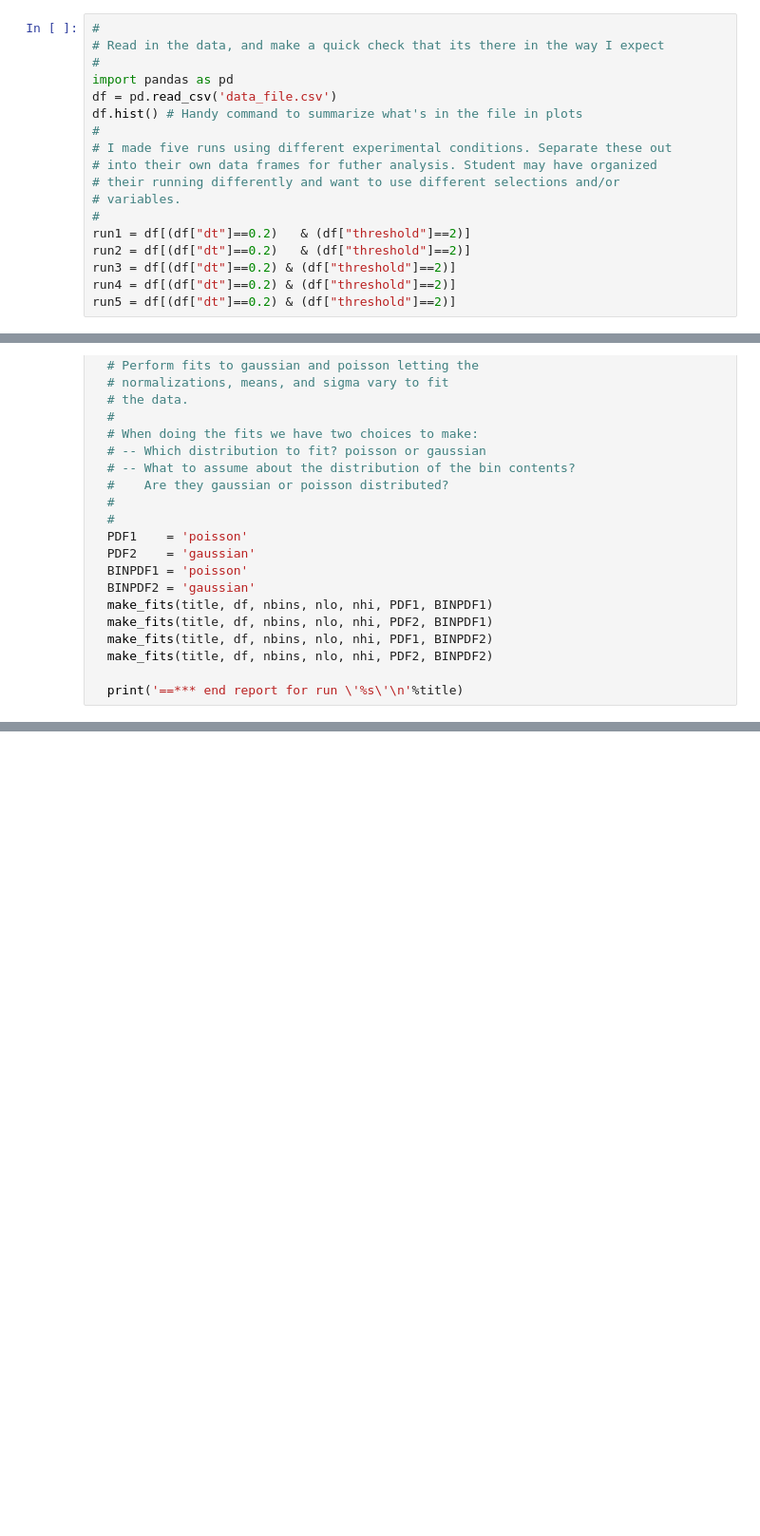
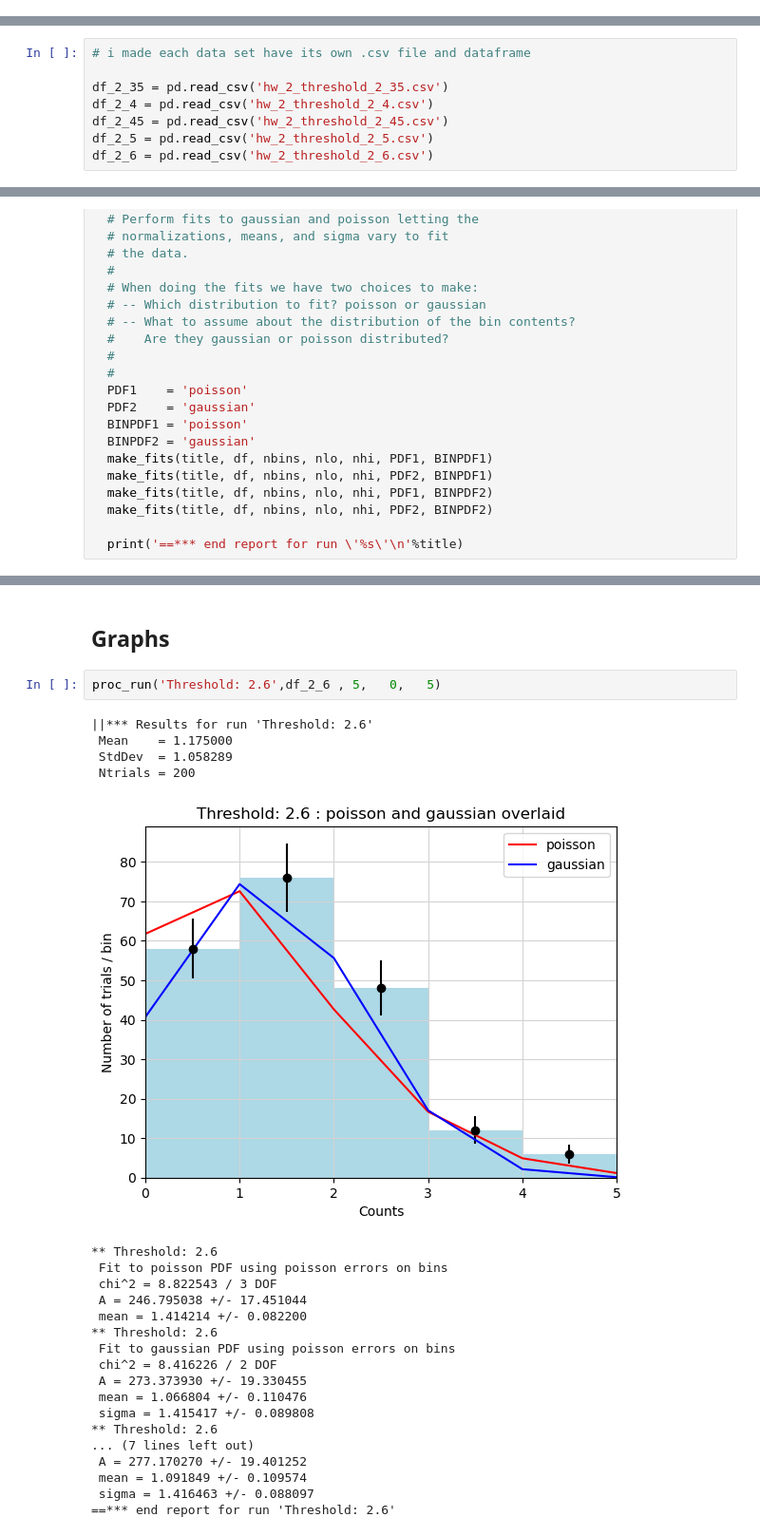
Before and after one commit to arielsmyri/phys_p_451, a Jupyter notebook: poisson_statistics_HWA2 (1).ipynb, the cells around one changed output, grey strips where cells are left out. Shown at 95% size. Saved outputs shown, nothing was run; the diff lists cells and outputs as text; blank space fills up the shorter version.

```diff
--- a/poisson_statistics_HWA2 (1).ipynb
+++ b/poisson_statistics_HWA2 (1).ipynb
@@ -22,18 +0,0 @@ the values in the data columns, I divide the data into "runs" based on the condi
-# %%
-#
-# Read in the data, and make a quick check that its there in the way I expect
-#
-import pandas as pd
-df = pd.read_csv('data_file.csv')
-df.hist() # Handy command to summarize what's in the file in plots
-#
-# I made five runs using different experimental conditions. Separate these out
-# into their own data frames for futher analysis. Student may have organized
-# their running differently and want to use different selections and/or
-# variables.
-#
-run1 = df[(df["dt"]==0.2)   & (df["threshold"]==2)]
-run2 = df[(df["dt"]==0.2)   & (df["threshold"]==2)]
-run3 = df[(df["dt"]==0.2) & (df["threshold"]==2)]
-run4 = df[(df["dt"]==0.2) & (df["threshold"]==2)]
-run5 = df[(df["dt"]==0.2) & (df["threshold"]==2)]
@@ -42 +5,9 @@ run5 = df[(df["dt"]==0.2) & (df["threshold"]==2)]
+# %%
+# i made each data set have its own .csv file and dataframe
+
+df_2_35 = pd.read_csv('hw_2_threshold_2_35.csv')
+df_2_4 = pd.read_csv('hw_2_threshold_2_4.csv')
+df_2_45 = pd.read_csv('hw_2_threshold_2_45.csv')
+df_2_5 = pd.read_csv('hw_2_threshold_2_5.csv')
+df_2_6 = pd.read_csv('hw_2_threshold_2_6.csv')
 # %% [markdown]
@@ -477,0 +341,27 @@ proc_run('Run05', run5, 51,  50,    100)
+# %% [markdown]
+## Graphs
+# %%
+proc_run('Threshold: 2.6',df_2_6 , 5,   0,   5)
+# %% [output]
+||*** Results for run 'Threshold: 2.6'
+ Mean    = 1.175000
+ StdDev  = 1.058289
+ Ntrials = 200
+[figure, added]
+** Threshold: 2.6
+ Fit to poisson PDF using poisson errors on bins
+ chi^2 = 8.822543 / 3 DOF
+ A = 246.795038 +/- 17.451044
+ mean = 1.414214 +/- 0.082200
+** Threshold: 2.6
+ Fit to gaussian PDF using poisson errors on bins
+ chi^2 = 8.416226 / 2 DOF
+ A = 273.373930 +/- 19.330455
+ mean = 1.066804 +/- 0.110476
+ sigma = 1.415417 +/- 0.089808
+** Threshold: 2.6
+... (7 lines left out)
+ A = 277.170270 +/- 19.401252
+ mean = 1.091849 +/- 0.109574
+ sigma = 1.416463 +/- 0.088097
+==*** end report for run 'Threshold: 2.6'
```
Also changed, not shown: parts of 15 cells of this notebook, 15 other files.
